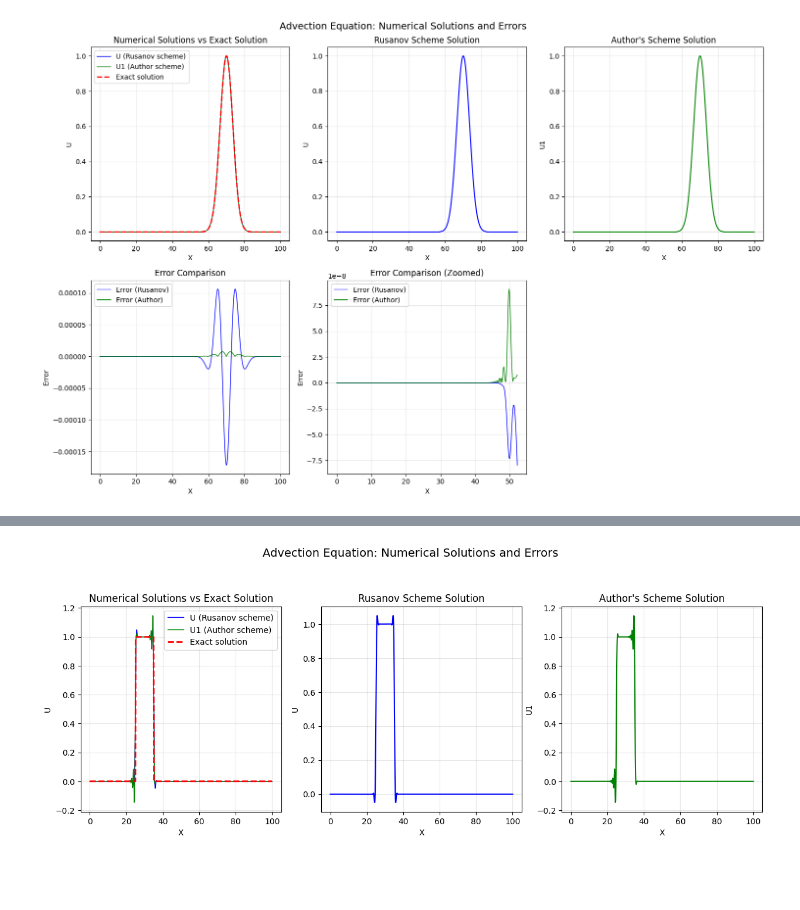
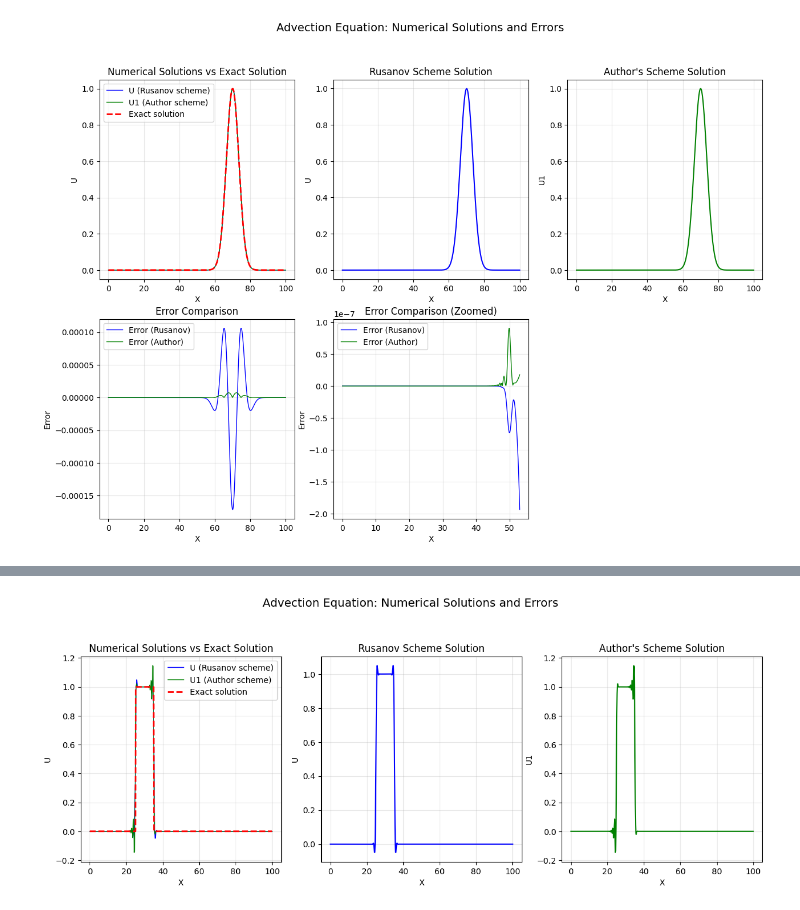
Before and after one commit to ukolov-ivan/mipt-vkr, a Jupyter notebook: src/advect.ipynb, the cells around one changed output, grey strips where cells are left out. Saved outputs shown, nothing was run; the diff lists cells and outputs as text; code cells hidden in the pictures; blank space fills up the shorter version.

```diff
--- a/src/advect.ipynb
+++ b/src/advect.ipynb
@@ -332,36 +285,36 @@ plt.subplot(2, 3, 3)
 plt.plot(grid, u, 'g-', linewidth=1.5)
 plt.xlabel('X')
 plt.ylabel('U1')
 plt.title("Author's Scheme Solution")
 plt.grid(True, alpha=0.3)
 
 # Plot 4: Error comparison
 plt.subplot(2, 3, 4)
 plt.plot(grid, error_rusanov, 'b-', linewidth=1, label='Error (Rusanov)')
 plt.plot(grid, error, 'g-', linewidth=1, label='Error (Author)')
 plt.xlabel('X')
 plt.ylabel('Error')
 plt.title('Error Comparison')
 plt.legend()
 plt.grid(True, alpha=0.3)
 
 # Plot 5: Zoomed error comparison (first 100 points)
 plt.subplot(2, 3, 5)
-n_el = int(advection * max_time / dx) + 15
+n_el = int(advection * max_time / dx) + 20
 plt.plot(grid[:n_el], error_rusanov[:n_el], 'b-', linewidth=1, label='Error (Rusanov)')
 plt.plot(grid[:n_el], error[:n_el], 'g-', linewidth=1, label='Error (Author)')
 plt.xlabel('X')
 plt.ylabel('Error')
 plt.title('Error Comparison (Zoomed)')
 plt.legend()
 plt.grid(True, alpha=0.3)
 
 plt.suptitle(f'Advection Equation: Numerical Solutions and Errors', fontsize=14)
-plt.tight_layout()
+# plt.tight_layout()
 
 plt.show()
 # %% [output]
-[figure, old version]
+[figure, new version]
 # %%
 N_values = [51, 101, 201, 401, 801, 1601]
 
```
Also changed, not shown: parts of 6 cells of this notebook.
